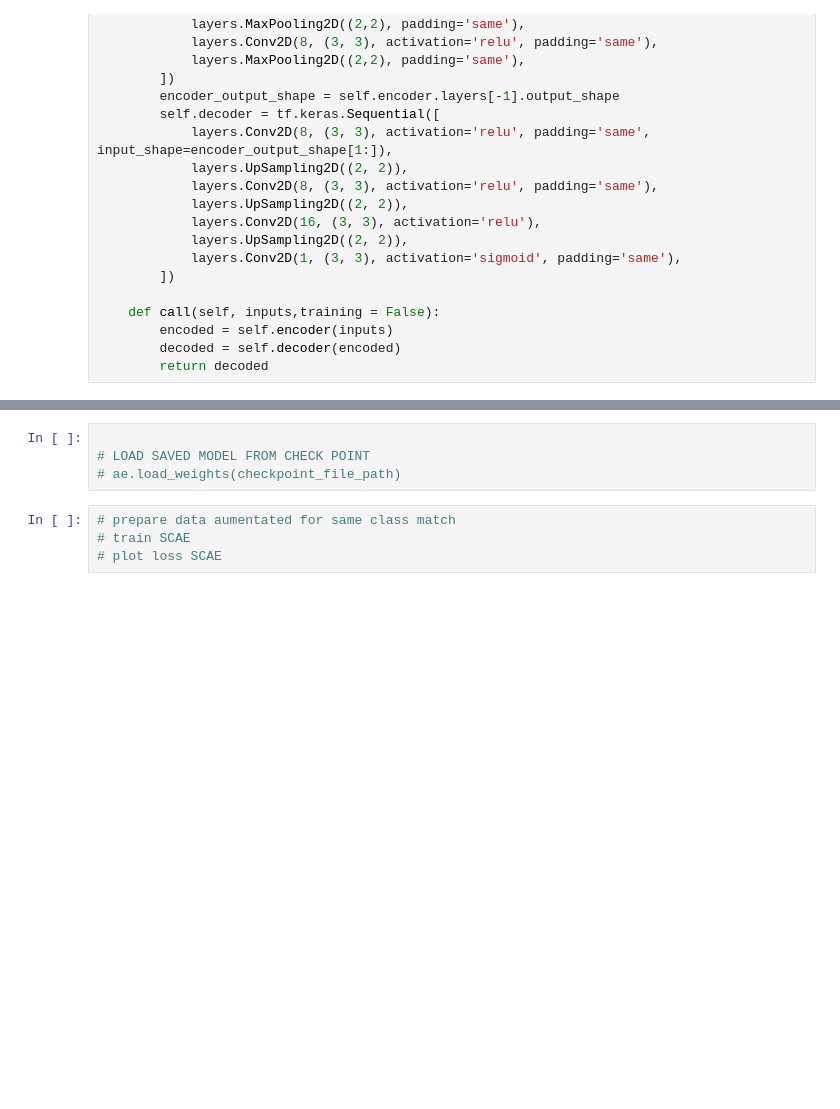
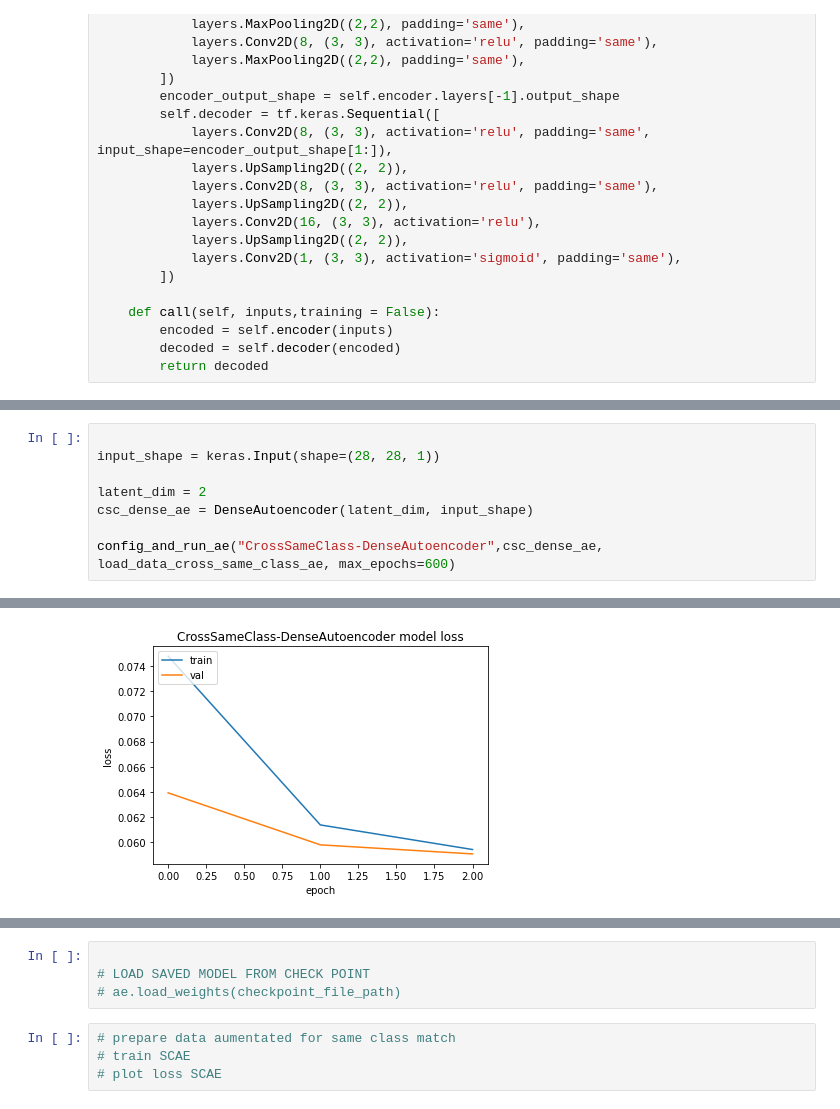
Before and after one commit to arthurlubambo-cct/sem2-ca1, a Jupyter notebook: mnist.ipynb, the cells around one changed output, grey strips where cells are left out. Saved outputs shown, nothing was run; the diff lists cells and outputs as text; blank space fills up the shorter version.

```diff
--- a/mnist.ipynb
+++ b/mnist.ipynb
@@ -245,0 +330,9 @@ Autosaving every 1 seconds
+# %%
+
+input_shape = keras.Input(shape=(28, 28, 1))
+
+latent_dim = 2
+csc_dense_ae = DenseAutoencoder(latent_dim, input_shape)
+
+config_and_run_ae("CrossSameClass-DenseAutoencoder",csc_dense_ae, load_data_cross_same_class_ae, max_epochs=600)
+# %% [output]
@@ -245,0 +345 @@ Autosaving every 1 seconds
+[figure, added]
```
Also changed, not shown: parts of 17 cells of this notebook, 9 other files.
